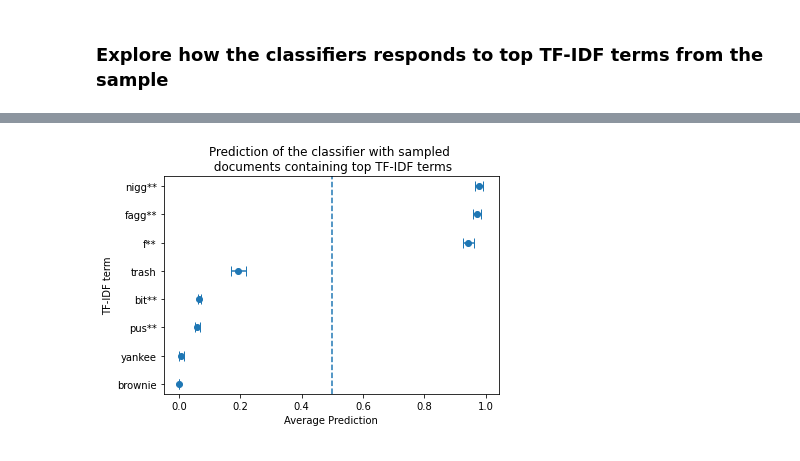
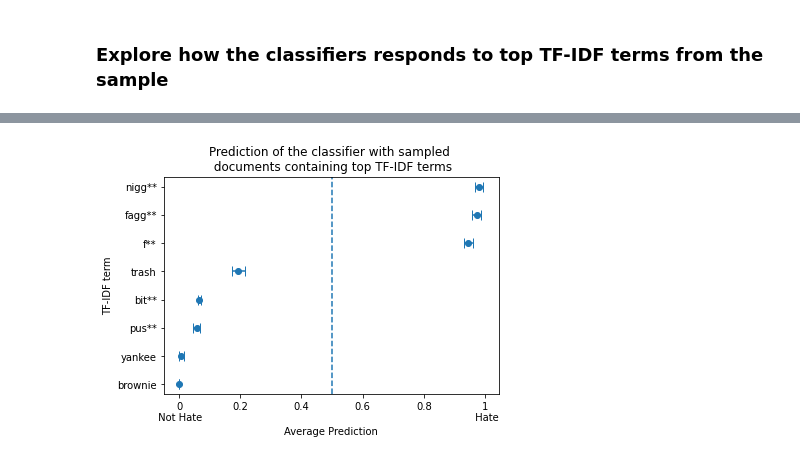
Before and after one commit to gregorio-saporito/hate-speech-detection, a Jupyter notebook: main.ipynb, the cells around one changed output, grey strips where cells are left out. Saved outputs shown, nothing was run; the diff lists cells and outputs as text; code cells hidden in the pictures.

Commit message:
add labels

```diff
--- a/main.ipynb
+++ b/main.ipynb
@@ -851,14 +851,23 @@ ints = ints.assign(centre=lambda x: (x.lower+x.upper)/2)\
 # %%
 x = ints['centre']
 y = [censor(x) for x in ints['term']]
 xerr = ints['xerr']
+
+fig, ax = plt.subplots()
 
 plt.scatter(x, y, label = 'blah')
 plt.errorbar(x, y, yerr = None, xerr = xerr, ls='none', capsize=5)
 plt.axvline(x=0.5, linestyle='dashed')
 plt.title('Prediction of the classifier with sampled \n documents containing top TF-IDF terms')
 plt.xlabel('Average Prediction')
 plt.ylabel('TF-IDF term')
+
+fig.canvas.draw()
+labels = [item.get_text() for item in ax.get_xticklabels()]
+labels[1] = '0\n Not Hate'
+labels[6] = '1\n Hate'
+ax.set_xticklabels(labels)
+
 plt.show()
 # %% [output]
-[figure, old version]
+[figure, new version]
```
Also changed, not shown: parts of 6 cells of this notebook.
